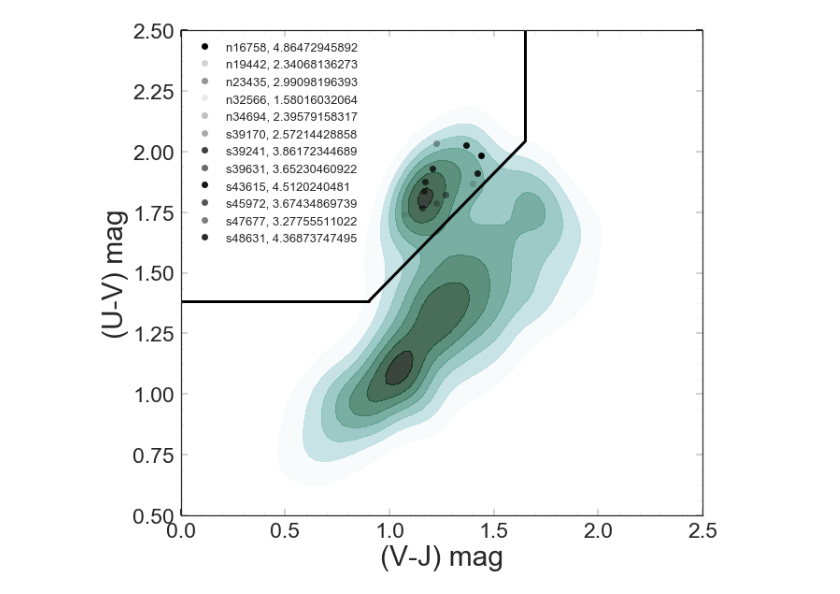
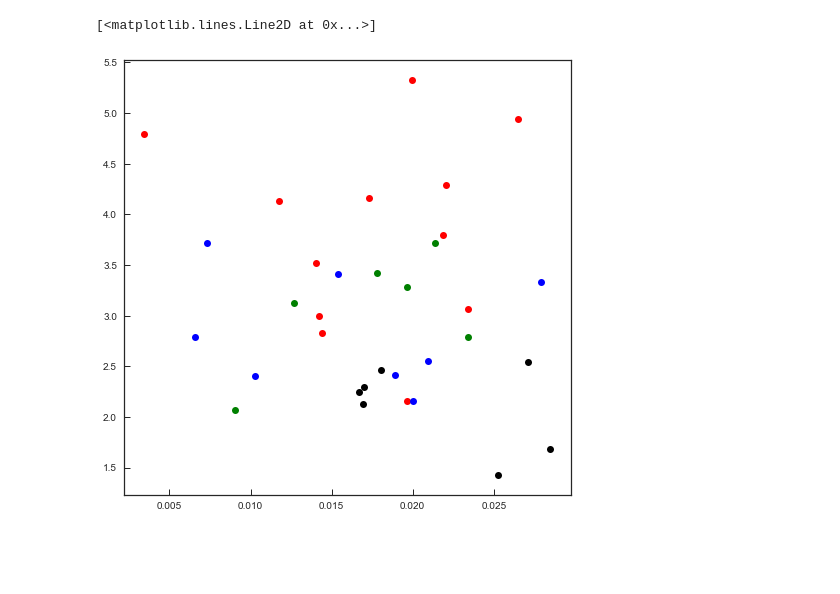
Before and after one commit to Vince-ec/Quiescent_analysis, a Jupyter notebook: scripts/test.ipynb, the cells around one changed output. Cells and saved outputs as stored; diff of their text form; code cells hidden in the pictures; blank space fills up the shorter version.

```diff
--- a/scripts/test.ipynb
+++ b/scripts/test.ipynb
@@ -1,33 +1,21 @@
 # %%
-from vtl.Readfile import Readfile
-from spec_id import Analyze_Stack_avgage, Error,Oldest_galaxy, Gen_spec, \
-    Combine_1D_parameters, Stack,Median_model, Median_w_Error,Median_w_Error_cont,Likelihood_contours, \
-    Gen_sim
+import numpy as np
+import pandas as pd
+from spec_id import RT_spec,Gen_spec, Analyze_LH,Median_w_Error_cont,Oldest_galaxy
+import matplotlib.pyplot as plt
+from astropy.cosmology import Planck13, z_at_value
 from astropy.table import Table
 from astropy.io import fits
-import astropy.units as u
-from astropy.cosmology import Planck13, z_at_value
-from scipy.interpolate import interp1d
-from scipy.ndimage import interpolation
-import matplotlib.pyplot as plt
-from matplotlib import gridspec
-from matplotlib.patches import Rectangle
-import matplotlib.colors as mcolors
-from matplotlib.ticker import AutoMinorLocator
-from mpl_toolkits.axes_grid.inset_locator import inset_axes
-import rpy2
-import rpy2.robjects as robjects
-R = robjects.r
-from glob import glob
+import astropy
+from astropy import units as u
+from astropy.cosmology import WMAP9 as cosmo
+import os
+import cPickle
 import seaborn as sea
-import numpy as np
-import pandas as pd
 sea.set(style='white')
 sea.set(style='ticks')
-sea.set_style({'xtick.direction': 'in','xtick.top':True,'xtick.minor.visible': True,
-               'ytick.direction': "in",'ytick.right': True,'ytick.minor.visible': True})
-colors = [(0,i,i,i) for i in np.linspace(0,1,3)]
-cmap = sea.cubehelix_palette(12, start=2, rot=.2, dark=0, light=1.2, as_cmap=True)
+sea.set_style({"xtick.direction": "in","ytick.direction": "in"})
+colmap = sea.cubehelix_palette(12, start=2, rot=.2, dark=0, light=1.1, as_cmap=True)
 # %%
 galDB = pd.read_pickle('../data/sgal_param_DB.pkl')
 metal=np.arange(0.002,0.031,0.001)
@@ -73,22 +32,11 @@ for i in range(len(UV)):
-# %%
-%matplotlib inline
-
-plt.figure(figsize=[10,10])
-sea.kdeplot(uvjDB['(V-J)'],uvjDB['(U-V)'],n_levels = 7,alpha = .8,shade=True,cmap=cmap,kernel= 'epa',zorder=1)
-for i in range(len(UV)):
-    plt.plot(VJ[i],UV[i],'o',color = [0,0,0,AGES[i]/max(AGES)], label = '%s, %s' % (lzDB['gids'][lzDB.index[i]],lzDB['tx_lwa'][lzDB.index[i]]))
-plt.plot([0,.9],[1.382,1.382],'k',lw=.9,linewidth=3)
-plt.plot([1.65,1.65],[2.045,2.5],'k',lw=.9,linewidth=3)
-plt.plot([.9,1.65],[0.88*.9+0.59,0.88*1.65+0.59],'k',lw=.9,linewidth=3)
-plt.axis([0,2.5,.5,2.5])
-plt.legend(fontsize=13)
-plt.xlabel('(V-J) mag',fontsize=30)
-plt.ylabel('(U-V) mag',fontsize=30)
-plt.tick_params(axis='both', which='major', labelsize=23,length = 7, width=2)
-plt.minorticks_on()
-plt.gcf().subplots_adjust(bottom=0.16)
-plt.show()
-# plt.savefig('../plots/uvj_kde_plot_8-27.pdf')
-plt.close()
-# %% [output]
-[figure, removed]
+# %%
+%matplotlib inline
+
+plt.figure(figsize=[8,8])
+plt.plot(lzDB['Zx_dt'],lzDB['tx_dt'],'ro')
+plt.plot(mzDB['Zx_dt'],mzDB['tx_dt'],'bo')
+plt.plot(hzDB['Zx_dt'],hzDB['tx_dt'],'go')
+plt.plot(uhzDB['Zx_dt'],uhzDB['tx_dt'],'ko')
+# %% [output]
+[<matplotlib.lines.Line2D at 0x...>]
+[figure, added]
```
Also changed, not shown: parts of 5 cells of this notebook, 55 other files.
